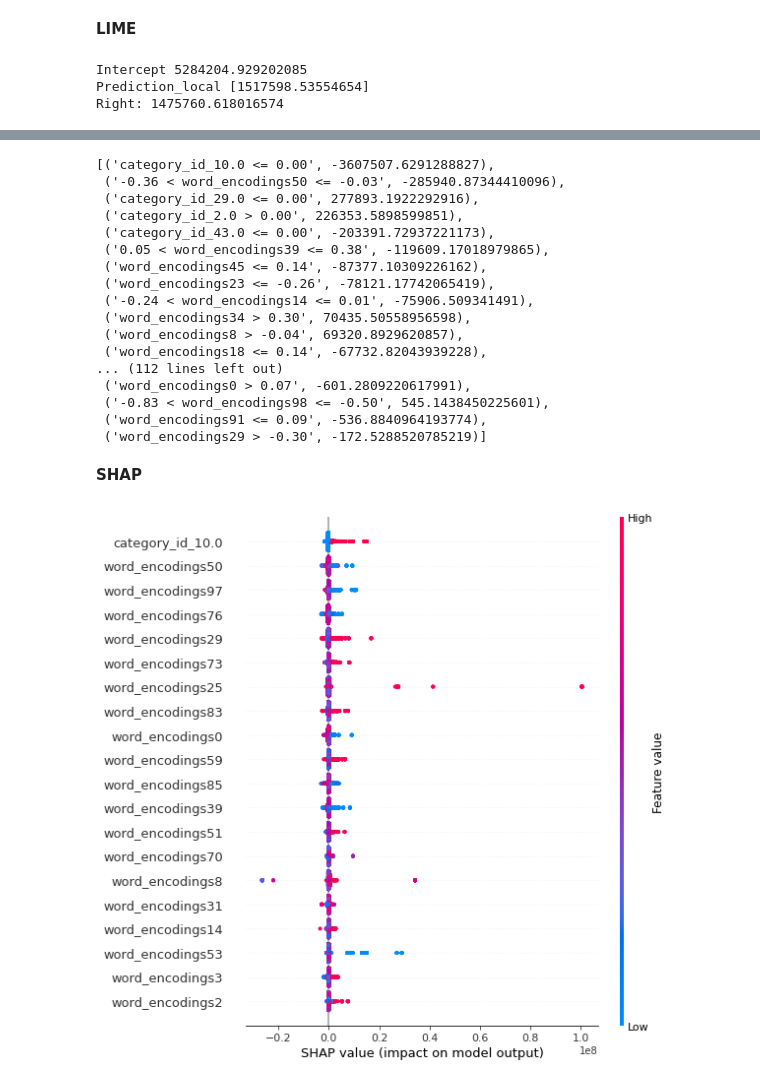
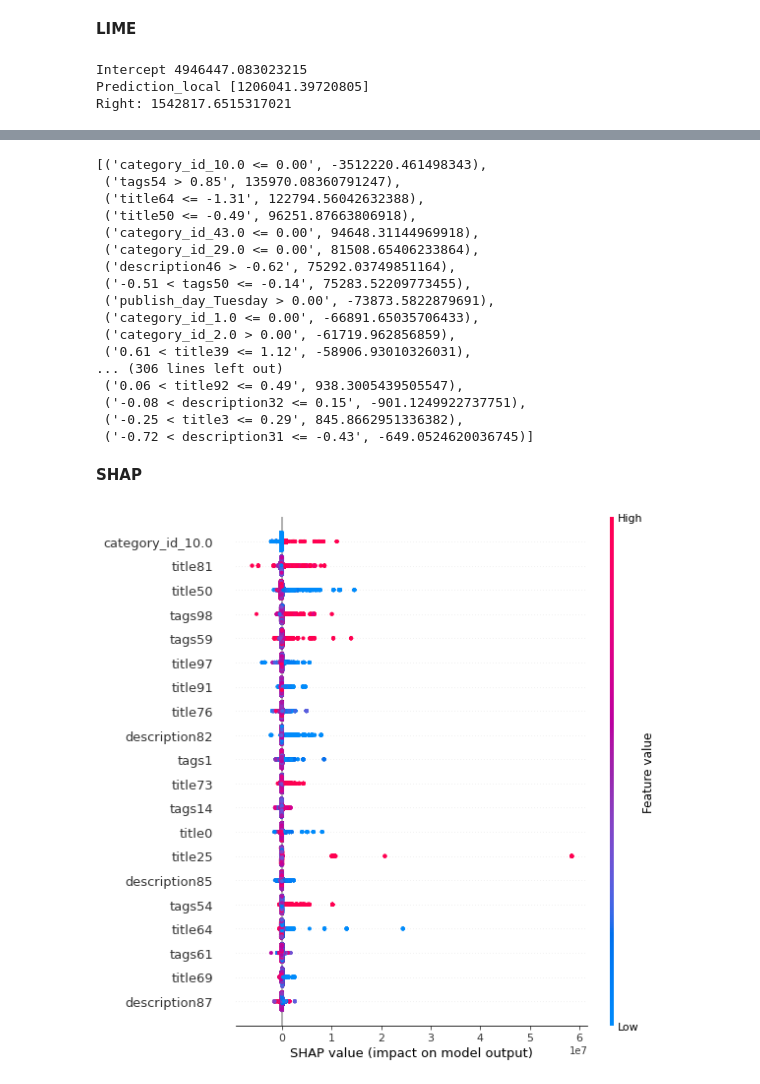
Before and after one commit to bi3mer/cs6140_final_project, a Jupyter notebook: model_analysis.ipynb, the cells around one changed output, grey strips where cells are left out. Saved outputs shown, nothing was run; the diff lists cells and outputs as text; code cells hidden in the pictures.

```diff
--- a/model_analysis.ipynb
+++ b/model_analysis.ipynb
@@ -176,17 +176,17 @@ len(df.model_name)
 # %% [markdown]
 **LIME**
 # %%
-train_x_all = pd.read_csv(os.path.join('data', 'train_x_all.csv'))
+train_x_sep = pd.read_csv(os.path.join('data', 'train_x_sep.csv'))
 explainer = lime.lime_tabular.LimeTabularExplainer(
-    train_x_all.to_numpy(),
-    feature_names=list(train_x_all.columns.values),
+    train_x_sep.to_numpy(),
+    feature_names=list(train_x_sep.columns.values),
     verbose=True,
     mode='regression')
-exp = explainer.explain_instance(train_x_all.to_numpy()[1], rfr_all.predict, num_features=322)
+exp = explainer.explain_instance(train_x_sep.to_numpy()[1], rfr_sep.predict, num_features=322)
 # %% [output]
-Intercept 5284204.929202085
-Prediction_local [1517598.53554654]
-Right: 1475760.618016574
+Intercept 4946447.083023215
+Prediction_local [1206041.39720805]
+Right: 1542817.6515317021
 # %%
 exp.show_in_notebook(show_table=True)
 # %% [output]
@@ -194,27 +194,27 @@ exp.show_in_notebook(show_table=True)
 # %%
 exp.as_list()
 # %% [output]
-[('category_id_10.0 <= 0.00', -3607507.6291288827),
- ('-0.36 < word_encodings50 <= -0.03', -285940.87344410096),
- ('category_id_29.0 <= 0.00', 277893.1922292916),
- ('category_id_2.0 > 0.00', 226353.5898599851),
- ('category_id_43.0 <= 0.00', -203391.72937221173),
- ('0.05 < word_encodings39 <= 0.38', -119609.17018979865),
- ('word_encodings45 <= 0.14', -87377.10309226162),
- ('word_encodings23 <= -0.26', -78121.17742065419),
- ('-0.24 < word_encodings14 <= 0.01', -75906.509341491),
- ('word_encodings34 > 0.30', 70435.50558956598),
- ('word_encodings8 > -0.04', 69320.8929620857),
- ('word_encodings18 <= 0.14', -67732.82043939228),
-... (112 lines left out)
- ('word_encodings0 > 0.07', -601.2809220617991),
- ('-0.83 < word_encodings98 <= -0.50', 545.1438450225601),
- ('word_encodings91 <= 0.09', -536.8840964193774),
- ('word_encodings29 > -0.30', -172.5288520785219)]
+[('category_id_10.0 <= 0.00', -3512220.461498343),
+ ('tags54 > 0.85', 135970.08360791247),
+ ('title64 <= -1.31', 122794.56042632388),
+ ('title50 <= -0.49', 96251.87663806918),
+ ('category_id_43.0 <= 0.00', 94648.31144969918),
+ ('category_id_29.0 <= 0.00', 81508.65406233864),
+ ('description46 > -0.62', 75292.03749851164),
+ ('-0.51 < tags50 <= -0.14', 75283.52209773455),
+ ('publish_day_Tuesday > 0.00', -73873.5822879691),
+ ('category_id_1.0 <= 0.00', -66891.65035706433),
+ ('category_id_2.0 > 0.00', -61719.962856859),
+ ('0.61 < title39 <= 1.12', -58906.93010326031),
+... (306 lines left out)
+ ('0.06 < title92 <= 0.49', 938.3005439505547),
+ ('-0.08 < description32 <= 0.15', -901.1249922737751),
+ ('-0.25 < title3 <= 0.29', 845.8662951336382),
+ ('-0.72 < description31 <= -0.43', -649.0524620036745)]
 # %% [markdown]
 **SHAP**
 # %%
-shap_values = shap.TreeExplainer(xgb_all).shap_values(train_x_all)
-shap.summary_plot(shap_values, train_x_all)
+shap_values = shap.TreeExplainer(xgb_sep).shap_values(train_x_sep)
+shap.summary_plot(shap_values, train_x_sep)
 # %% [output]
-[figure, old version]
+[figure, new version]
```
Also changed, not shown: 2 other files.
